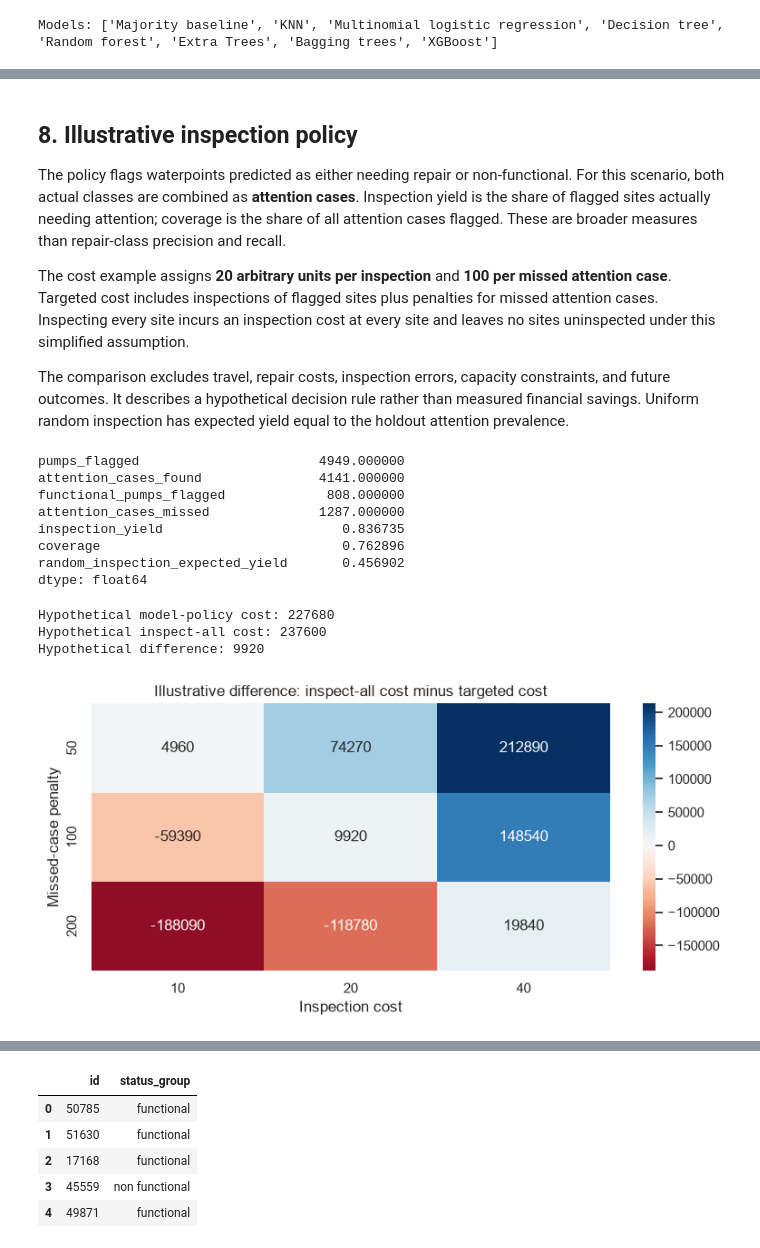
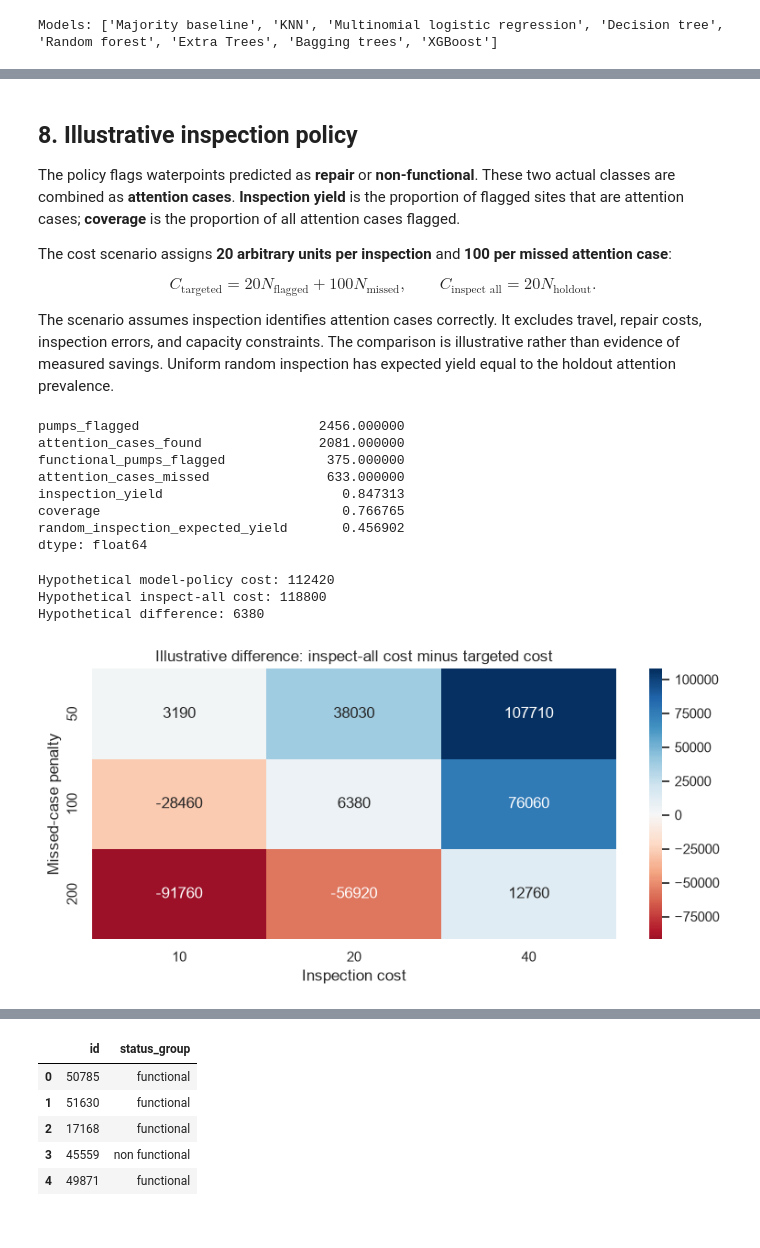
Before and after one commit to Mayedyr/pump-it-up-water-pumps, a Jupyter notebook: notebooks/project.ipynb, the cells around one changed output, grey strips where cells are left out. Cells and saved outputs as stored; diff of their text form; code cells hidden in the pictures.

```diff
--- a/notebooks/project.ipynb
+++ b/notebooks/project.ipynb
@@ -169,9 +191,10 @@ A random split measures performance among similarly sampled records. It does not
 # %%
-# Stratification preserves class proportions in both sets.
-# Use development data for all feature and model decisions.
+invalidate_selection()
+
+# Reserve a stratified holdout before exploration and model selection.
 
 X_dev, X_holdout, y_dev, y_holdout = train_test_split(
-    X, y, test_size=0.20, stratify=y, random_state=SEED
+    X, y, test_size=0.10, stratify=y, random_state=SEED
 )
 
 eda = X_dev.copy()
@@ -813,7 +899,4 @@ display(
 # %%
-# Accuracy, macro-F1, and repair recall answer different questions.
-# Fold standard deviations are variability measures, not confidence intervals.
-
 fig, axes = plt.subplots(1, 3, figsize=(19, 6))
 
 metrics = [
@@ -829,7 +912,7 @@ for ax, (metric, title) in zip(axes, metrics):
         y="model",
         order=results["model"].tolist(),
         color="steelblue",
-        seed=SEED,
+        errorbar=None,
         ax=ax,
     )
 
@@ -956,19 +1258,22 @@ functional needs repair       0.46      0.39      0.42       863
 # %% [markdown]
 ## 8. Illustrative inspection policy
 
-The policy flags waterpoints predicted as either needing repair or non-functional. For this scenario, both actual classes are combined as **attention cases**. Inspection yield is the share of flagged sites actually needing attention; coverage is the share of all attention cases flagged. These are broader measures than repair-class precision and recall.
+The policy flags waterpoints predicted as **repair** or **non-functional**. These two actual classes are combined as **attention cases**. **Inspection yield** is the proportion of flagged sites that are attention cases; **coverage** is the proportion of all attention cases flagged.
 
-The cost example assigns **20 arbitrary units per inspection** and **100 per missed attention case**. Targeted cost includes inspections of flagged sites plus penalties for missed attention cases. Inspecting every site incurs an inspection cost at every site and leaves no sites uninspected under this simplified assumption.
+The cost scenario assigns **20 arbitrary units per inspection** and **100 per missed attention case**:
 
-The comparison excludes travel, repair costs, inspection errors, capacity constraints, and future outcomes. It describes a hypothetical decision rule rather than measured financial savings. Uniform random inspection has expected yield equal to the holdout attention prevalence.
+$$C_{\text{targeted}} = 20N_{\text{flagged}} + 100N_{\text{missed}}, \qquad
+C_{\text{inspect all}} = 20N_{\text{holdout}}.$$
+
+The scenario assumes inspection identifies attention cases correctly. It excludes travel, repair costs, inspection errors, and capacity constraints. The comparison is illustrative rather than evidence of measured savings. Uniform random inspection has expected yield equal to the holdout attention prevalence.
 # %%
-# Flag pumps predicted as needing repair or being non-functional.
-# This policy does not change the original three-class model.
-# The cost values below are hypothetical, not measured savings.
+# Treat repair and non-functional pumps as attention cases.
+# Inspection costs are illustrative assumptions, not measured outcomes.
 
 if not holdout_evaluated:
     print("Inspection-policy results require the final holdout predictions.")
 else:
+    require_current_holdout()
     actual_attention = y_holdout.to_numpy() != 0
     flagged = holdout_pred != 0
 
@@ -993,7 +1298,6 @@ else:
         )
     )
 
-    # Illustrative cost assumptions, not observed financial outcomes.
     inspection_cost = 20
     missed_case_penalty = 100
 
@@ -1003,41 +1307,44 @@ else:
     print("Hypothetical model-policy cost:", model_cost)
     print("Hypothetical inspect-all cost:", inspect_all_cost)
     print("Hypothetical difference:", inspect_all_cost - model_cost)
-
-    # Positive difference favors the model under these assumptions.
-    # This scenario excludes repair costs, travel, and actual field outcomes.
 # %% [output]
-pumps_flagged                       4949.000000
-attention_cases_found               4141.000000
-functional_pumps_flagged             808.000000
-attention_cases_missed              1287.000000
-inspection_yield                       0.836735
-coverage                               0.762896
+pumps_flagged                       2456.000000
+attention_cases_found               2081.000000
+functional_pumps_flagged             375.000000
+attention_cases_missed               633.000000
+inspection_yield                       0.847313
+coverage                               0.766765
 random_inspection_expected_yield       0.456902
 dtype: float64
-Hypothetical model-policy cost: 227680
-Hypothetical inspect-all cost: 237600
-Hypothetical difference: 9920
+Hypothetical model-policy cost: 112420
+Hypothetical inspect-all cost: 118800
+Hypothetical difference: 6380
 # %%
 if holdout_evaluated:
+    require_current_holdout()
+    # Compare inspection costs and penalties for missed attention cases.
+    flagged = holdout_pred != 0
+    false_negative = np.sum((~flagged) & (y_holdout.to_numpy() != 0))
+    inspection_costs = [10, 20, 40]
+    missed_case_penalties = [50, 100, 200]
     cost_sensitivity = pd.DataFrame(
         {
             cost: [
                 (len(y_holdout) - flagged.sum()) * cost - false_negative * penalty
-                for penalty in [50, 100, 200]
+                for penalty in missed_case_penalties
             ]
-            for cost in [10, 20, 40]
+            for cost in inspection_costs
         },
-        index=pd.Index([50, 100, 200], name="Missed-case penalty"),
+        index=pd.Index(missed_case_penalties, name="Missed-case penalty"),
     )
     plt.figure(figsize=(8, 4))
     sns.heatmap(cost_sensitivity, annot=True, fmt=".0f", cmap="RdBu", center=0)
     plt.xlabel("Inspection cost")
     plt.title("Illustrative difference: inspect-all cost minus targeted cost")
     plt.tight_layout()
     plt.show()
 # %% [output]
-[figure, old version]
+[figure, new version]
 # %% [markdown]
 ### Interpretation of the inspection scenario
 
```
Also changed, not shown: parts of 40 cells of this notebook.
